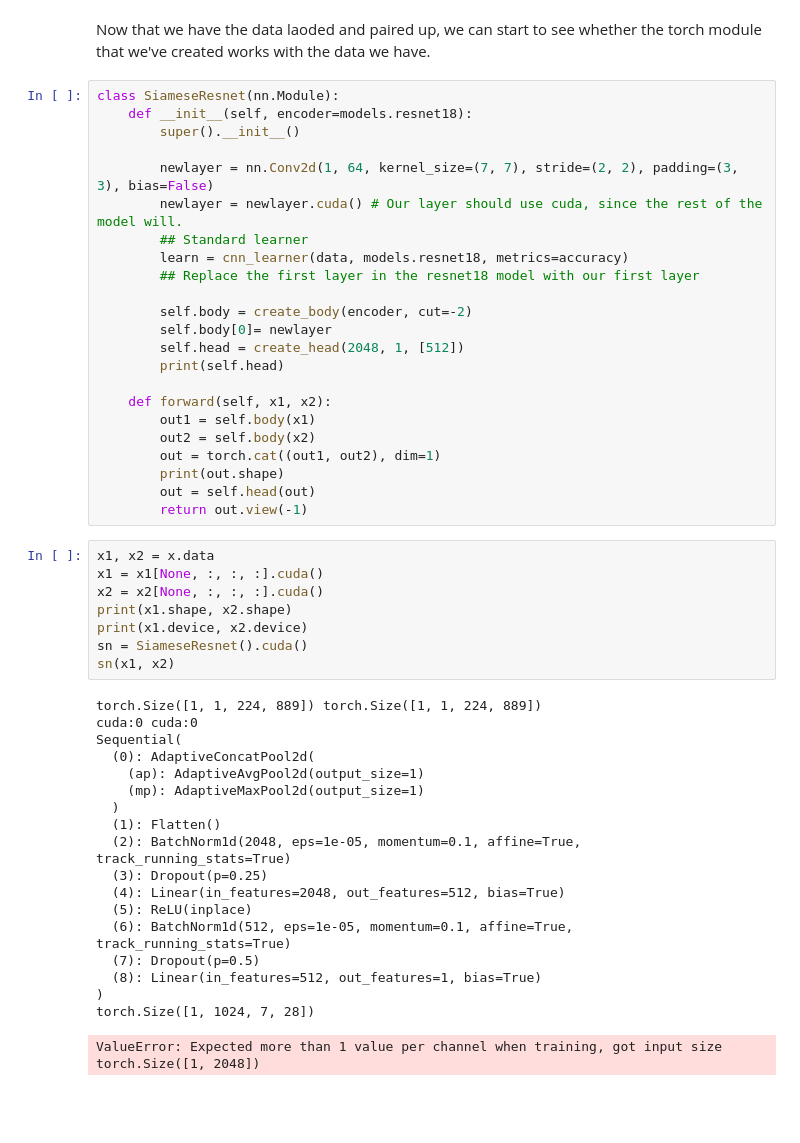
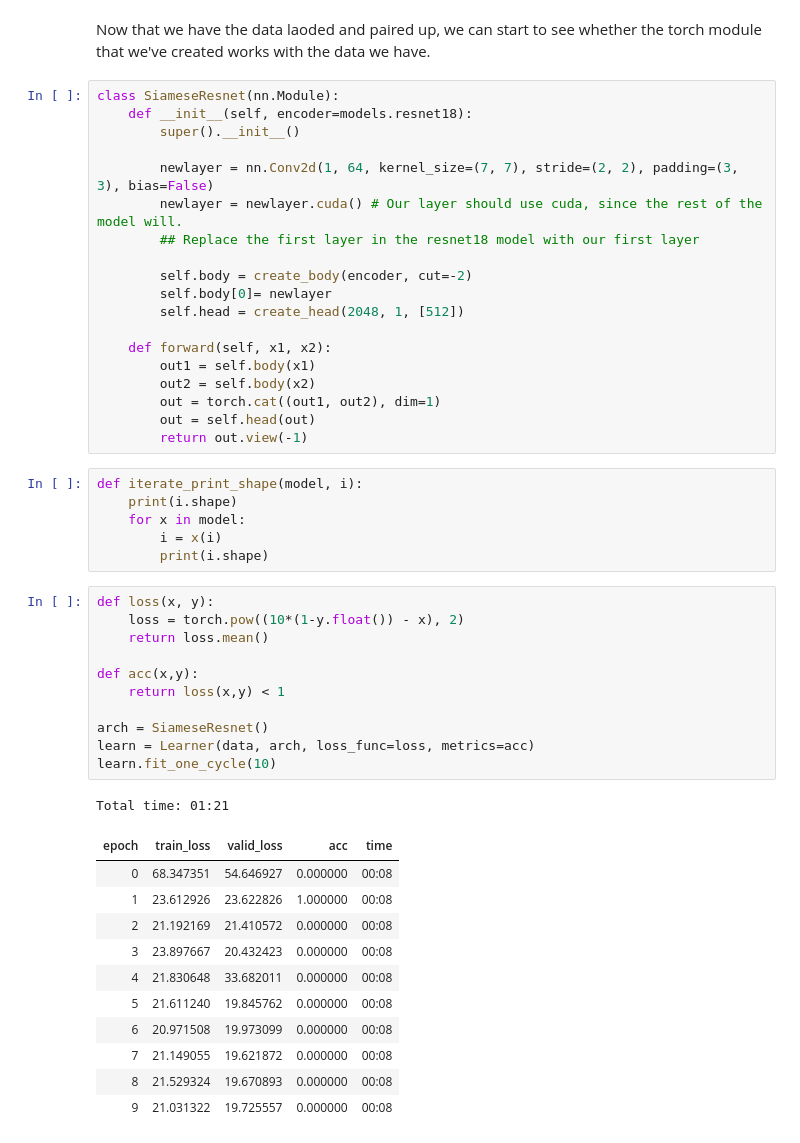
Before and after one commit to tbass134/fastai_audio, a Jupyter notebook: Voice Identification.ipynb, the cells around one changed output. Drawn from its saved outputs; the diff is of its cells as text; blank space fills up the shorter version.

Commit message:
Training

```diff
--- a/Voice Identification.ipynb
+++ b/Voice Identification.ipynb
@@ -186,46 +186,45 @@ class SiameseResnet(nn.Module):
 
         newlayer = nn.Conv2d(1, 64, kernel_size=(7, 7), stride=(2, 2), padding=(3, 3), bias=False)
         newlayer = newlayer.cuda() # Our layer should use cuda, since the rest of the model will.
-        ## Standard learner
-        learn = cnn_learner(data, models.resnet18, metrics=accuracy)
         ## Replace the first layer in the resnet18 model with our first layer
 
         self.body = create_body(encoder, cut=-2)
         self.body[0]= newlayer
         self.head = create_head(2048, 1, [512])
-        print(self.head)
 
     def forward(self, x1, x2):
         out1 = self.body(x1)
         out2 = self.body(x2)
         out = torch.cat((out1, out2), dim=1)
-        print(out.shape)
         out = self.head(out)
         return out.view(-1)
-# %%
-x1, x2 = x.data
-x1 = x1[None, :, :, :].cuda()
-x2 = x2[None, :, :, :].cuda()
-print(x1.shape, x2.shape)
-print(x1.device, x2.device)
-sn = SiameseResnet().cuda()
-sn(x1, x2)
-# %% [output]
-torch.Size([1, 1, 224, 889]) torch.Size([1, 1, 224, 889])
-cuda:0 cuda:0
-Sequential(
-  (0): AdaptiveConcatPool2d(
-    (ap): AdaptiveAvgPool2d(output_size=1)
-    (mp): AdaptiveMaxPool2d(output_size=1)
-  )
-  (1): Flatten()
-  (2): BatchNorm1d(2048, eps=1e-05, momentum=0.1, affine=True, track_running_stats=True)
-  (3): Dropout(p=0.25)
-  (4): Linear(in_features=2048, out_features=512, bias=True)
-  (5): ReLU(inplace)
-  (6): BatchNorm1d(512, eps=1e-05, momentum=0.1, affine=True, track_running_stats=True)
-  (7): Dropout(p=0.5)
-  (8): Linear(in_features=512, out_features=1, bias=True)
-)
-torch.Size([1, 1024, 7, 28])
-ValueError: Expected more than 1 value per channel when training, got input size torch.Size([1, 2048])
+# %%
+def iterate_print_shape(model, i):
+    print(i.shape)
+    for x in model:
+        i = x(i)
+        print(i.shape)
+# %%
+def loss(x, y):
+    loss = torch.pow((10*(1-y.float()) - x), 2)
+    return loss.mean()
+
+def acc(x,y):
+    return loss(x,y) < 1
+
+arch = SiameseResnet()
+learn = Learner(data, arch, loss_func=loss, metrics=acc)
+learn.fit_one_cycle(10)
+# %% [output]
+Total time: 01:21
+| epoch | train_loss | valid_loss | acc | time |
+| 0 | 68.347351 | 54.646927 | 0.000000 | 00:08 |
+| 1 | 23.612926 | 23.622826 | 1.000000 | 00:08 |
+| 2 | 21.192169 | 21.410572 | 0.000000 | 00:08 |
+| 3 | 23.897667 | 20.432423 | 0.000000 | 00:08 |
+| 4 | 21.830648 | 33.682011 | 0.000000 | 00:08 |
+| 5 | 21.611240 | 19.845762 | 0.000000 | 00:08 |
+| 6 | 20.971508 | 19.973099 | 0.000000 | 00:08 |
+| 7 | 21.149055 | 19.621872 | 0.000000 | 00:08 |
+| 8 | 21.529324 | 19.670893 | 0.000000 | 00:08 |
+| 9 | 21.031322 | 19.725557 | 0.000000 | 00:08 |
```
Also changed, not shown: parts of 1 cell of this notebook.
